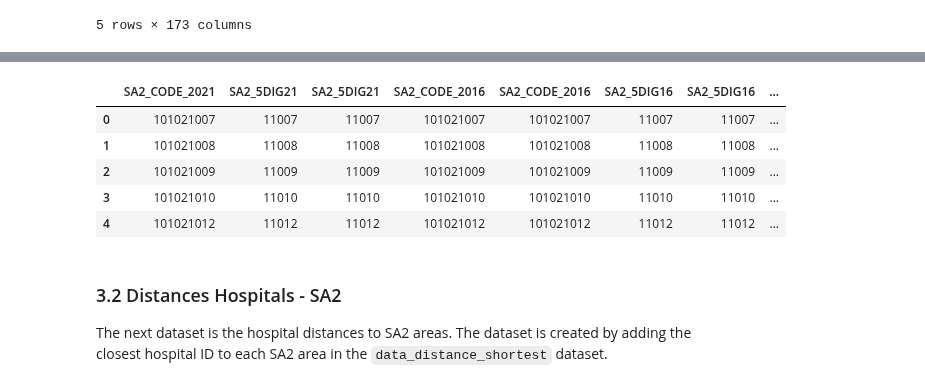
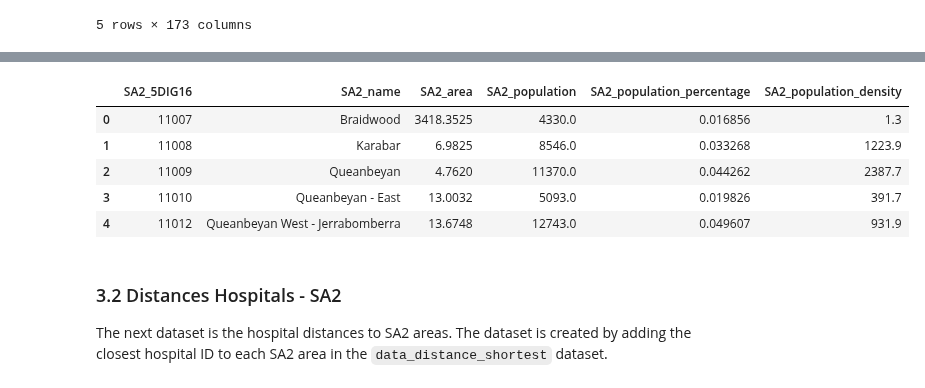
Before and after one commit to NielsvBeuningen/knowledge-engineering, a Jupyter notebook: data/data_processing.ipynb, the cells around one changed output, grey strips where cells are left out. Drawn from its saved outputs; the diff is of its cells as text; code cells hidden in the pictures.

```diff
--- a/data/data_processing.ipynb
+++ b/data/data_processing.ipynb
@@ -194,42 +157,39 @@ columns = [
 # %%
 # Create columns for filtering
 columns = [
-    'SA2_CODE_2021',
-    'SA2_5DIG21',
-    'SA2_CODE_2016',
     'SA2_5DIG16',
     'SA2_NAME_2021',
     'AREA_ALBERS_SQKM',
-    # 'ASGS_LOCI_URI_2021', # URL naar SA2 data
-    'ERP_P_202021',
-    'ERP_P_202021 (%)',
-    'ERP_212021',
-    'ERP_M_202021',
-    'ERP_M_202021 (%)',
-    'ERP_F_202021',
-    'ERP_F_202021 (%)'
+    'ERP_P_202021', # Total population
+    'ERP_P_202021 (%)', # Total population percentage
+    'ERP_212021', # Residents per sqrt km
 ]
 
 # Filter the table
-filtered_population_data = population_data[columns]
+filtered_population_data = population_data[columns].copy()
 
 # Rename columns with mapping
 mapping = {
-    # "SA2_CODE_2021": "SA2_5DIG16",
-    # "SA2_NAME_2021": "SA2_name",
-    "AREA_ALBERS_SQKM": "SA2_AREA"
+    "SA2_NAME_2021": "SA2_name",
+    "AREA_ALBERS_SQKM": "SA2_area",
+    "ERP_P_202021": "SA2_population",
+    "ERP_P_202021 (%)": "SA2_population_percentage",
+    "ERP_212021": "SA2_population_density"
 }
 
 # Rename columns
 SA2PopulationDistribution = filtered_population_data.rename(columns=mapping)
+# Drop duplicate columns
+SA2PopulationDistribution = SA2PopulationDistribution.loc[:,~SA2PopulationDistribution.columns.duplicated()].copy()
+
 SA2PopulationDistribution.head()
 # %% [output]
-|  | SA2_CODE_2021 | SA2_5DIG21 | SA2_5DIG21 | SA2_CODE_2016 | SA2_CODE_2016 | SA2_5DIG16 | SA2_5DIG16 | ... |
-| 0 | 101021007 | 11007 | 11007 | 101021007 | 101021007 | 11007 | 11007 | ... |
-| 1 | 101021008 | 11008 | 11008 | 101021008 | 101021008 | 11008 | 11008 | ... |
-| 2 | 101021009 | 11009 | 11009 | 101021009 | 101021009 | 11009 | 11009 | ... |
-| 3 | 101021010 | 11010 | 11010 | 101021010 | 101021010 | 11010 | 11010 | ... |
-| 4 | 101021012 | 11012 | 11012 | 101021012 | 101021012 | 11012 | 11012 | ... |
+|  | SA2_5DIG16 | SA2_name | SA2_area | SA2_population | SA2_population_percentage | SA2_population_density |
+| 0 | 11007 | Braidwood | 3418.3525 | 4330.0 | 0.016856 | 1.3 |
+| 1 | 11008 | Karabar | 6.9825 | 8546.0 | 0.033268 | 1223.9 |
+| 2 | 11009 | Queanbeyan | 4.7620 | 11370.0 | 0.044262 | 2387.7 |
+| 3 | 11010 | Queanbeyan - East | 13.0032 | 5093.0 | 0.019826 | 391.7 |
+| 4 | 11012 | Queanbeyan West - Jerrabomberra | 13.6748 | 12743.0 | 0.049607 | 931.9 |
 # %%
 # Save the data as a csv file
 file_path = os.path.join(savedir, "SA2PopulationData.csv")
```
Also changed, not shown: parts of 7 cells of this notebook, 4 other files.
